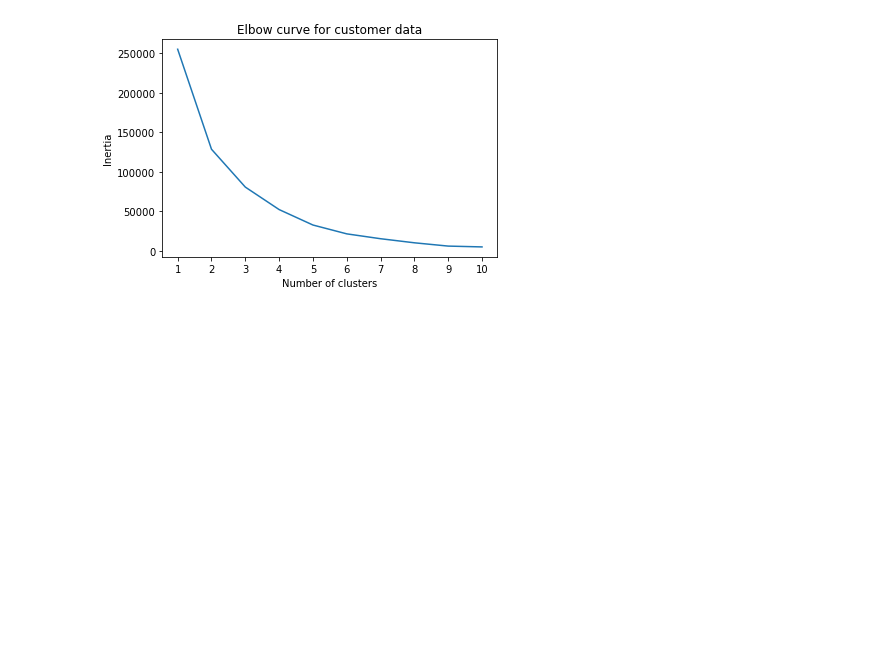
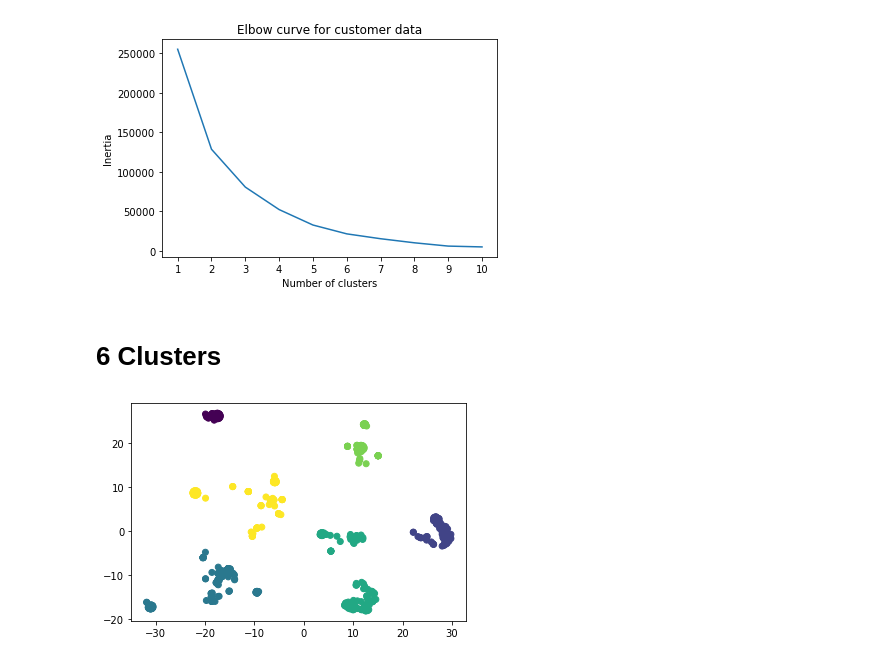
Before and after one commit to sdinespierce/unsupervised-learning-challenge, a Jupyter notebook: main.ipynb, the cells around one changed output. Drawn from its saved outputs; the diff is of its cells as text; code cells hidden in the pictures; blank space fills up the shorter version.

Commit message:
used kmeans to cluster and plotted data

```diff
--- a/main.ipynb
+++ b/main.ipynb
@@ -290,3 +290,28 @@ plt.title('Elbow curve for customer data')
 plt.show()
 # %% [output]
 [figure]
+# %%
+def get_clusters(k, data):
+    # Initialize the K-Means model
+    model = KMeans(n_clusters=k, random_state=0)
+
+    # Train the model
+    model.fit(data)
+
+    # Predict clusters
+    predictions = model.predict(data)
+
+    # Create return DataFrame with predicted clusters
+    data["class"] = model.labels_
+
+    return data
+# %%
+def show_clusters(data):
+    plt.scatter(data[0], data[1], c=data['class'])
+    plt.show()
+# %% [markdown]
+# 6 Clusters
+# %%
+show_clusters(get_clusters(6, tsne_df))
+# %% [output]
+[figure, added]
```
Also changed, not shown: parts of 4 cells of this notebook.
